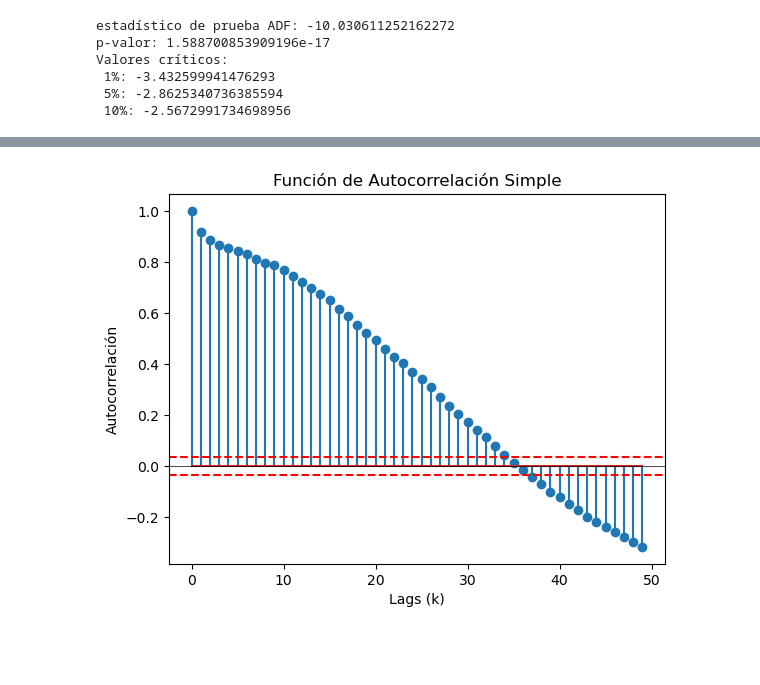
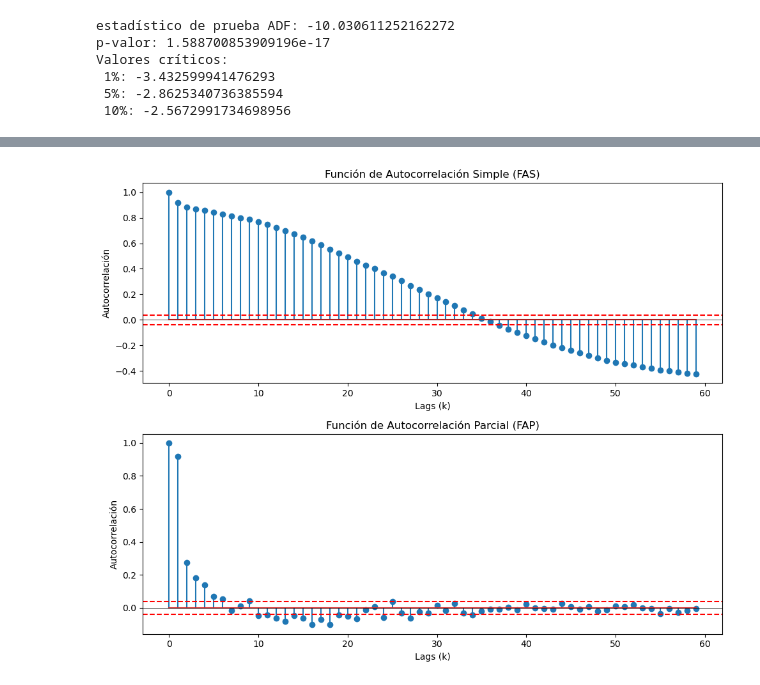
Before and after one commit to DRACDARKTIME/ARIMA-APLICADO-DATASET, a Jupyter notebook: Notebooks/Identificacion.ipynb, the cells around one changed output, grey strips where cells are left out. Saved outputs shown, nothing was run; the diff lists cells and outputs as text; code cells hidden in the pictures; blank space fills up the shorter version.

```diff
--- a/Notebooks/Identificacion.ipynb
+++ b/Notebooks/Identificacion.ipynb
@@ -118,9 +193,9 @@ def FAS(df, valor,d):
 
     T = len(serie)
     error_estandar = 1 / np.sqrt(T)
-    valores_p_k = []
+    p_k = []
 
-    valores_p_k = []
+    p_k = []
 
     for k in range(T-1):
         y_t_k = centrada.shift(k)
@@ -129,8 +204,8 @@ def FAS(df, valor,d):
         denominador = (centrada[mask_validos] ** 2).sum()
 
         if denominador == 0:
-            valores_p_k.append(0)
+            p_k.append(0)
         else:
-            valores_p_k.append(float(numerador / denominador))
+            p_k.append(float(numerador / denominador))
 
-    return valores_p_k, error_estandar
+    return p_k, error_estandar
@@ -137,19 +256,33 @@ def FAS(df, valor,d):
 # %%
 p_k, error_estandar = FAS(df_train, 'Monthly Mean Total Sunspot Number',0)
 # %%
-Lags_a_mostrar = 50
+Lags_a_mostrar = 60
+
+p_k_recortado = p_k[:Lags_a_mostrar]
+alphas = FAP(p_k_recortado)
 # %%
-p_k = p_k[:Lags_a_mostrar]
-lags = range(len(p_k))
+fig, (ax1, ax2) = plt.subplots(2, 1, figsize=(10, 8))
 
-plt.stem(lags, p_k)
-plt.axhline(y = -2 * error_estandar, color='red', linestyle='--')
-plt.axhline(y = 2 * error_estandar, color='red', linestyle='--')
-plt.axhline(y = 0, color='black', linewidth=0.5)
+# FAS
+lags_fas = range(len(p_k_recortado))
+ax1.stem(lags_fas, p_k_recortado)
+ax1.axhline(y=-2 * error_estandar, color='red', linestyle='--')
+ax1.axhline(y=2 * error_estandar, color='red', linestyle='--')
+ax1.axhline(y=0, color='black', linewidth=0.5)
+ax1.set_title("Función de Autocorrelación Simple (FAS)")
+ax1.set_xlabel("Lags (k)")
+ax1.set_ylabel("Autocorrelación")
 
-plt.title("Función de Autocorrelación Simple")
-plt.xlabel("Lags (k)")
-plt.ylabel("Autocorrelación")
+# FAP
+lags_fap = range(len(alphas))
+ax2.stem(lags_fap, alphas)
+ax2.axhline(y=-2 * error_estandar, color='red', linestyle='--')
+ax2.axhline(y=2 * error_estandar, color='red', linestyle='--')
+ax2.axhline(y=0, color='black', linewidth=0.5)
+ax2.set_title("Función de Autocorrelación Parcial (FAP)")
+ax2.set_xlabel("Lags (k)")
+ax2.set_ylabel("Autocorrelación")
+plt.tight_layout()
 plt.show()
 # %% [output]
-[figure, old version]
+[figure, new version]
```
Also changed, not shown: parts of 20 cells of this notebook.
